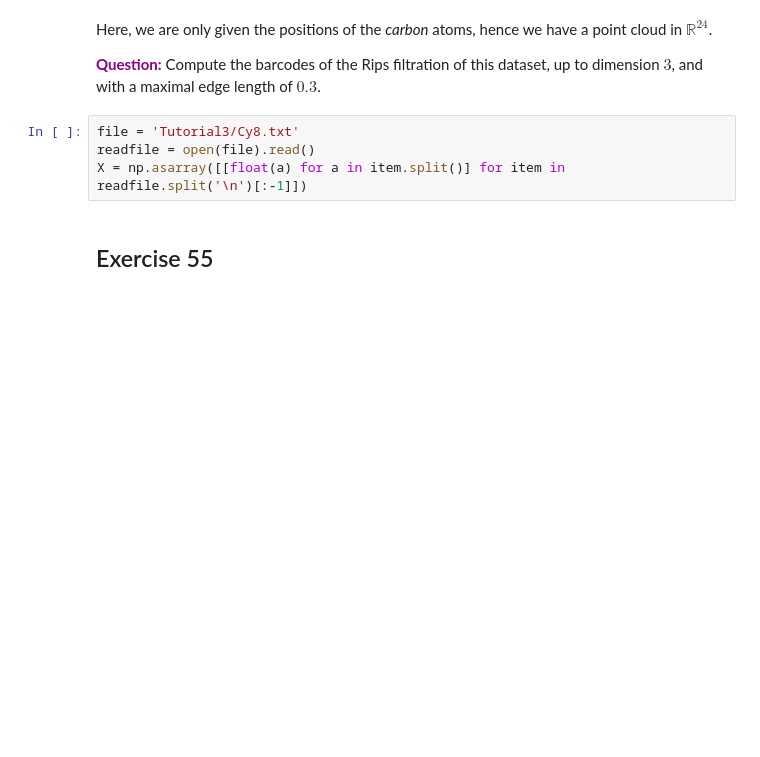
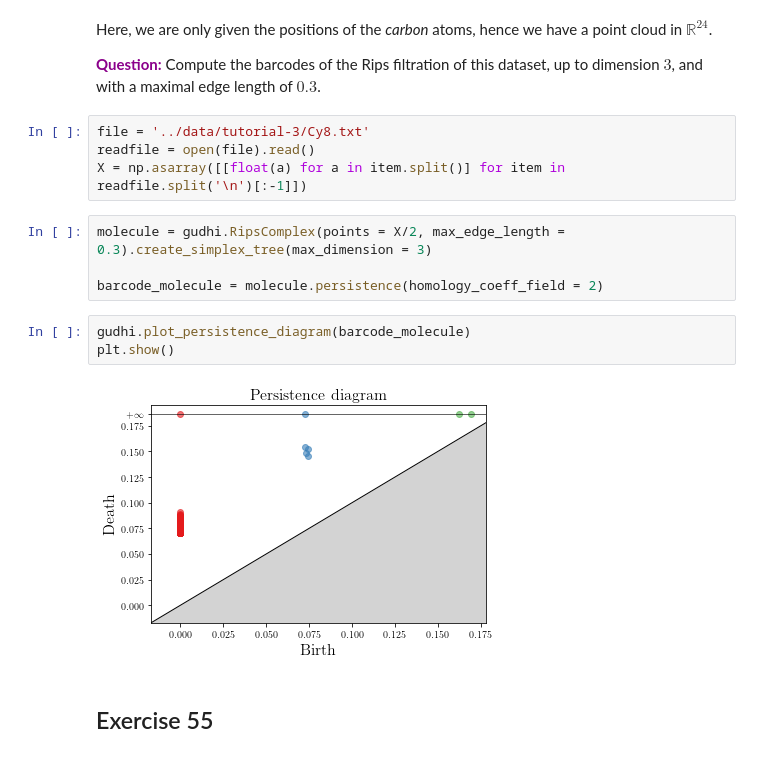
Before and after one commit to lucasmoschen/topological-data-analysis, a Jupyter notebook: tutorials/tutorial-3.ipynb, the cells around one changed output. Cells and saved outputs as stored; diff of their text form; blank space fills up the shorter version.

Commit message:
tutorial made in class

```diff
--- a/tutorials/tutorial-3.ipynb
+++ b/tutorials/tutorial-3.ipynb
@@ -207,9 +214,18 @@ Here, we are only given the positions of the *carbon* atoms, hence we have a poi
 **<span style="color:darkmagenta">Question:</span>**
 Compute the barcodes of the Rips filtration of this dataset, up to dimension $3$, and with a maximal edge length of $0.3$.
 # %%
-file = 'Tutorial3/Cy8.txt'
+file = '../data/tutorial-3/Cy8.txt'
 readfile = open(file).read()
 X = np.asarray([[float(a) for a in item.split()] for item in readfile.split('\n')[:-1]])
+# %%
+molecule = gudhi.RipsComplex(points = X/2, max_edge_length = 0.3).create_simplex_tree(max_dimension = 3)
+
+barcode_molecule = molecule.persistence(homology_coeff_field = 2)
+# %%
+gudhi.plot_persistence_diagram(barcode_molecule)
+plt.show()
+# %% [output]
+[figure, added]
 # %% [markdown]
 ## Exercise 55
 # %% [markdown]
```
Also changed, not shown: parts of 23 cells of this notebook.
